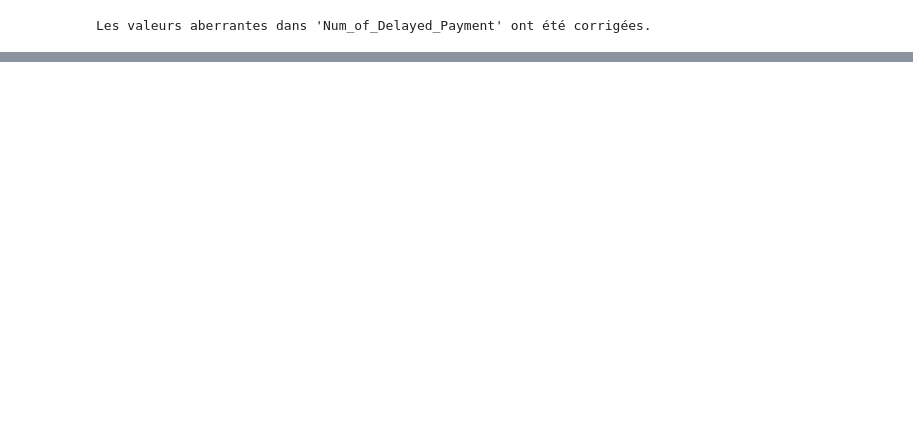
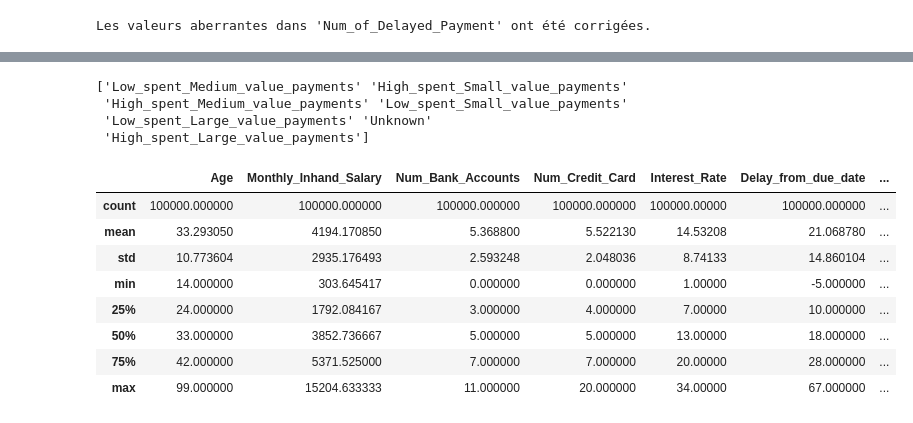
Before and after one commit to mohammedaabouche/ML, a Jupyter notebook: project2.ipynb, the cells around one changed output, grey strips where cells are left out. Cells and saved outputs as stored; diff of their text form; code cells hidden in the pictures; blank space fills up the shorter version.

```diff
--- a/project2.ipynb
+++ b/project2.ipynb
@@ -987,0 +1263,19 @@ Name: count, dtype: int64
+# %%
+print(dataset["Payment_Behaviour"].unique())
+# %% [output]
+['Low_spent_Medium_value_payments' 'High_spent_Small_value_payments'
+ 'High_spent_Medium_value_payments' 'Low_spent_Small_value_payments'
+ 'Low_spent_Large_value_payments' 'Unknown'
+ 'High_spent_Large_value_payments']
+# %%
+dataset.describe()
+# %% [output]
+|  | Age | Monthly_Inhand_Salary | Num_Bank_Accounts | Num_Credit_Card | Interest_Rate | Delay_from_due_date | ... |
+| count | 100000.000000 | 100000.000000 | 100000.000000 | 100000.000000 | 100000.00000 | 100000.000000 | ... |
+| mean | 33.293050 | 4194.170850 | 5.368800 | 5.522130 | 14.53208 | 21.068780 | ... |
+| std | 10.773604 | 2935.176493 | 2.593248 | 2.048036 | 8.74133 | 14.860104 | ... |
+| min | 14.000000 | 303.645417 | 0.000000 | 0.000000 | 1.00000 | -5.000000 | ... |
+| 25% | 24.000000 | 1792.084167 | 3.000000 | 4.000000 | 7.00000 | 10.000000 | ... |
+| 50% | 33.000000 | 3852.736667 | 5.000000 | 5.000000 | 13.00000 | 18.000000 | ... |
+| 75% | 42.000000 | 5371.525000 | 7.000000 | 7.000000 | 20.00000 | 28.000000 | ... |
+| max | 99.000000 | 15204.633333 | 11.000000 | 20.000000 | 34.00000 | 67.000000 | ... |
```
Also changed, not shown: parts of 23 cells of this notebook, 6 other files.
